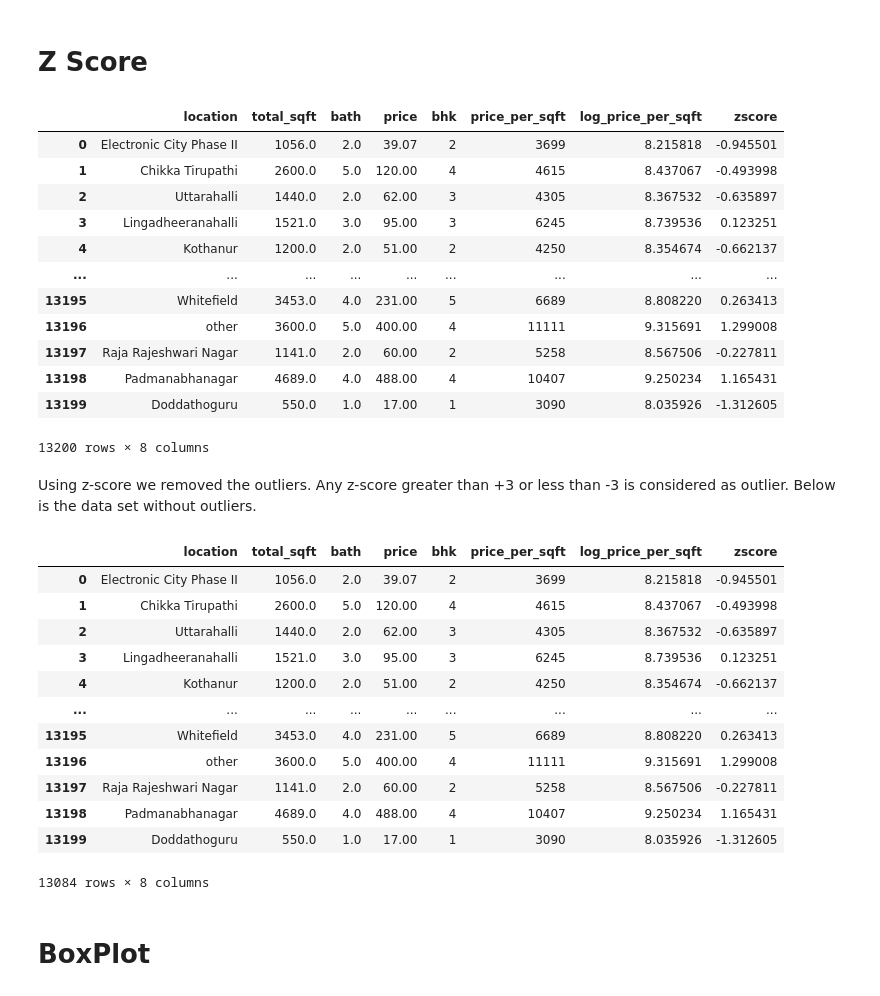
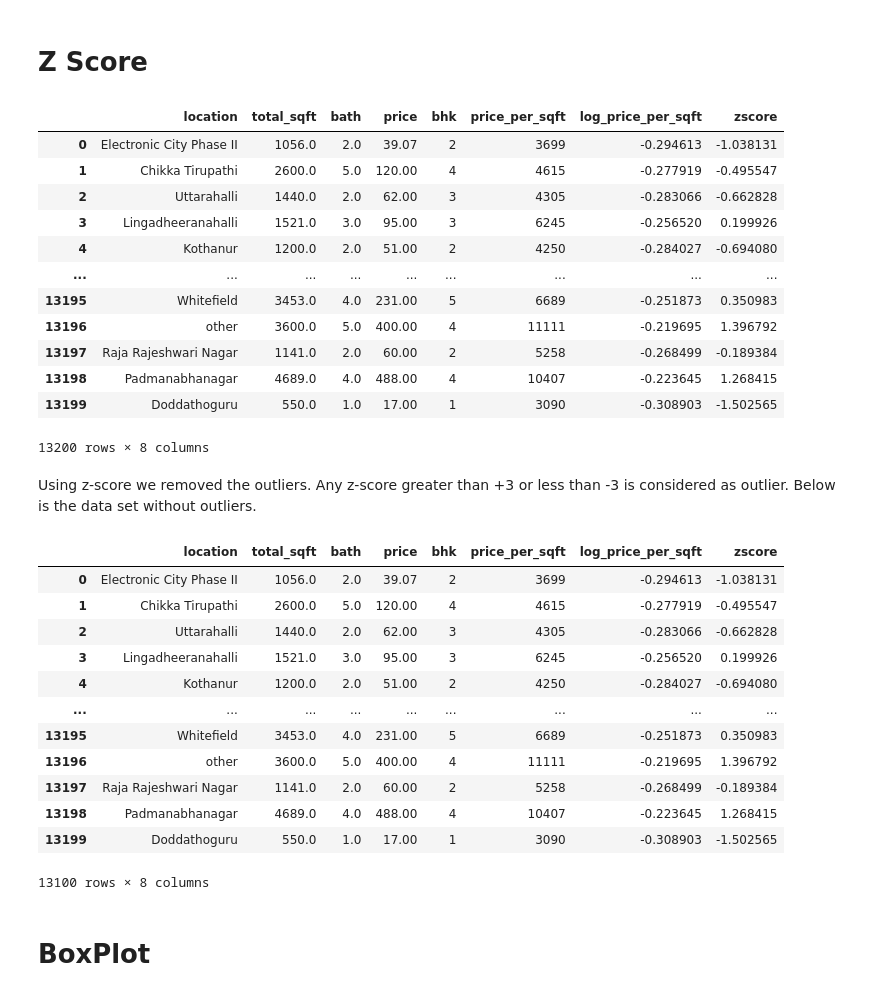
Before and after one commit to Emilinjoseph/Bangalore_house_price, a Jupyter notebook: Task1-Measures of central tendency, measures of spread.ipynb, the cells around one changed output. Drawn from its saved outputs; the diff is of its cells as text; code cells hidden in the pictures.

```diff
--- a/Task1-Measures of central tendency, measures of spread.ipynb
+++ b/Task1-Measures of central tendency, measures of spread.ipynb
@@ -52,7 +54,7 @@ memory usage: 722.0+ KB
 # %% [markdown]
 Both 'size' column and 'bhk' column are same. Thats why i dropped one column.
 # %%
-data.drop(['size'], axis=1,inplace=True)
+data.drop(columns='size',inplace=True)
 data
 # %% [output]
 |  | location | total_sqft | bath | price | bhk | price_per_sqft |
@@ -160,4 +193,15 @@ To convert a skewed data distribution to normal distribution we are using "log"
 # %%
 data['log_price_per_sqft']=np.log(data["price_per_sqft"])
-data['log_price_per_sqft'].skew()
+print("skew=",data['log_price_per_sqft'].skew())
+
+data['log_price_per_sqft']=np.log(np.log(np.log(data['log_price_per_sqft'])))
+print("skew1=",data['log_price_per_sqft'].skew())
+print("kurtosis=",kurtosis(data['log_price_per_sqft'],fisher=False))
+
+data["zscore"]=(data["log_price_per_sqft"]-(data["log_price_per_sqft"].mean()))/(data["log_price_per_sqft"].std())  #z=  x-mean/std
+
+df=data[(data["zscore"]>-3)&(data["zscore"]<3)]
+
+print("\n Final skewness =",df['log_price_per_sqft'].skew().round(2))
+print("Final kurtosis=",kurtosis(df['log_price_per_sqft'],fisher=False).round(2))
 # %% [output]
@@ -179,4 +242,4 @@ Name: log_price_per_sqft, dtype: float64
 # %%
-Mean=data['log_price_per_sqft'].mean()
+Mean=df['log_price_per_sqft'].mean()
 Mean
 # %% [output]
@@ -184,4 +247,4 @@ Mean
 # %%
-Std=data["log_price_per_sqft"].std()
+Std=df["log_price_per_sqft"].std()
 Std
 # %% [output]
@@ -237,36 +300,37 @@ data["zscore"]=(data["log_price_per_sqft"]-Mean)/Std  #z=  x-mean/std
 data
 # %% [output]
 |  | location | total_sqft | bath | price | bhk | price_per_sqft | log_price_per_sqft | zscore |
-| 0 | Electronic City Phase II | 1056.0 | 2.0 | 39.07 | 2 | 3699 | 8.215818 | -0.945501 |
-| 1 | Chikka Tirupathi | 2600.0 | 5.0 | 120.00 | 4 | 4615 | 8.437067 | -0.493998 |
-| 2 | Uttarahalli | 1440.0 | 2.0 | 62.00 | 3 | 4305 | 8.367532 | -0.635897 |
-| 3 | Lingadheeranahalli | 1521.0 | 3.0 | 95.00 | 3 | 6245 | 8.739536 | 0.123251 |
-| 4 | Kothanur | 1200.0 | 2.0 | 51.00 | 2 | 4250 | 8.354674 | -0.662137 |
+| 0 | Electronic City Phase II | 1056.0 | 2.0 | 39.07 | 2 | 3699 | -0.294613 | -1.038131 |
+| 1 | Chikka Tirupathi | 2600.0 | 5.0 | 120.00 | 4 | 4615 | -0.277919 | -0.495547 |
+| 2 | Uttarahalli | 1440.0 | 2.0 | 62.00 | 3 | 4305 | -0.283066 | -0.662828 |
+| 3 | Lingadheeranahalli | 1521.0 | 3.0 | 95.00 | 3 | 6245 | -0.256520 | 0.199926 |
+| 4 | Kothanur | 1200.0 | 2.0 | 51.00 | 2 | 4250 | -0.284027 | -0.694080 |
 | ... | ... | ... | ... | ... | ... | ... | ... | ... |
-| 13195 | Whitefield | 3453.0 | 4.0 | 231.00 | 5 | 6689 | 8.808220 | 0.263413 |
-| 13196 | other | 3600.0 | 5.0 | 400.00 | 4 | 11111 | 9.315691 | 1.299008 |
-| 13197 | Raja Rajeshwari Nagar | 1141.0 | 2.0 | 60.00 | 2 | 5258 | 8.567506 | -0.227811 |
-| 13198 | Padmanabhanagar | 4689.0 | 4.0 | 488.00 | 4 | 10407 | 9.250234 | 1.165431 |
-| 13199 | Doddathoguru | 550.0 | 1.0 | 17.00 | 1 | 3090 | 8.035926 | -1.312605 |
+| 13195 | Whitefield | 3453.0 | 4.0 | 231.00 | 5 | 6689 | -0.251873 | 0.350983 |
+| 13196 | other | 3600.0 | 5.0 | 400.00 | 4 | 11111 | -0.219695 | 1.396792 |
+| 13197 | Raja Rajeshwari Nagar | 1141.0 | 2.0 | 60.00 | 2 | 5258 | -0.268499 | -0.189384 |
+| 13198 | Padmanabhanagar | 4689.0 | 4.0 | 488.00 | 4 | 10407 | -0.223645 | 1.268415 |
+| 13199 | Doddathoguru | 550.0 | 1.0 | 17.00 | 1 | 3090 | -0.308903 | -1.502565 |
 13200 rows × 8 columns
 # %% [markdown]
 Using z-score we removed the outliers. Any z-score greater than +3 or less than -3 is considered as outlier. Below is the data set without outliers.
 # %%
-data[(data.zscore>-3) & (data.zscore<3)]
+df=data[(data.zscore>-3) & (data.zscore<3)]
+df
 # %% [output]
 |  | location | total_sqft | bath | price | bhk | price_per_sqft | log_price_per_sqft | zscore |
-| 0 | Electronic City Phase II | 1056.0 | 2.0 | 39.07 | 2 | 3699 | 8.215818 | -0.945501 |
-| 1 | Chikka Tirupathi | 2600.0 | 5.0 | 120.00 | 4 | 4615 | 8.437067 | -0.493998 |
-| 2 | Uttarahalli | 1440.0 | 2.0 | 62.00 | 3 | 4305 | 8.367532 | -0.635897 |
-| 3 | Lingadheeranahalli | 1521.0 | 3.0 | 95.00 | 3 | 6245 | 8.739536 | 0.123251 |
-| 4 | Kothanur | 1200.0 | 2.0 | 51.00 | 2 | 4250 | 8.354674 | -0.662137 |
+| 0 | Electronic City Phase II | 1056.0 | 2.0 | 39.07 | 2 | 3699 | -0.294613 | -1.038131 |
+| 1 | Chikka Tirupathi | 2600.0 | 5.0 | 120.00 | 4 | 4615 | -0.277919 | -0.495547 |
+| 2 | Uttarahalli | 1440.0 | 2.0 | 62.00 | 3 | 4305 | -0.283066 | -0.662828 |
+| 3 | Lingadheeranahalli | 1521.0 | 3.0 | 95.00 | 3 | 6245 | -0.256520 | 0.199926 |
+| 4 | Kothanur | 1200.0 | 2.0 | 51.00 | 2 | 4250 | -0.284027 | -0.694080 |
 | ... | ... | ... | ... | ... | ... | ... | ... | ... |
-| 13195 | Whitefield | 3453.0 | 4.0 | 231.00 | 5 | 6689 | 8.808220 | 0.263413 |
-| 13196 | other | 3600.0 | 5.0 | 400.00 | 4 | 11111 | 9.315691 | 1.299008 |
-| 13197 | Raja Rajeshwari Nagar | 1141.0 | 2.0 | 60.00 | 2 | 5258 | 8.567506 | -0.227811 |
-| 13198 | Padmanabhanagar | 4689.0 | 4.0 | 488.00 | 4 | 10407 | 9.250234 | 1.165431 |
-| 13199 | Doddathoguru | 550.0 | 1.0 | 17.00 | 1 | 3090 | 8.035926 | -1.312605 |
+| 13195 | Whitefield | 3453.0 | 4.0 | 231.00 | 5 | 6689 | -0.251873 | 0.350983 |
+| 13196 | other | 3600.0 | 5.0 | 400.00 | 4 | 11111 | -0.219695 | 1.396792 |
+| 13197 | Raja Rajeshwari Nagar | 1141.0 | 2.0 | 60.00 | 2 | 5258 | -0.268499 | -0.189384 |
+| 13198 | Padmanabhanagar | 4689.0 | 4.0 | 488.00 | 4 | 10407 | -0.223645 | 1.268415 |
+| 13199 | Doddathoguru | 550.0 | 1.0 | 17.00 | 1 | 3090 | -0.308903 | -1.502565 |
-13084 rows × 8 columns
+13100 rows × 8 columns
 # %% [markdown]
 # BoxPlot
 # %%
```
Also changed, not shown: parts of 19 cells of this notebook.
